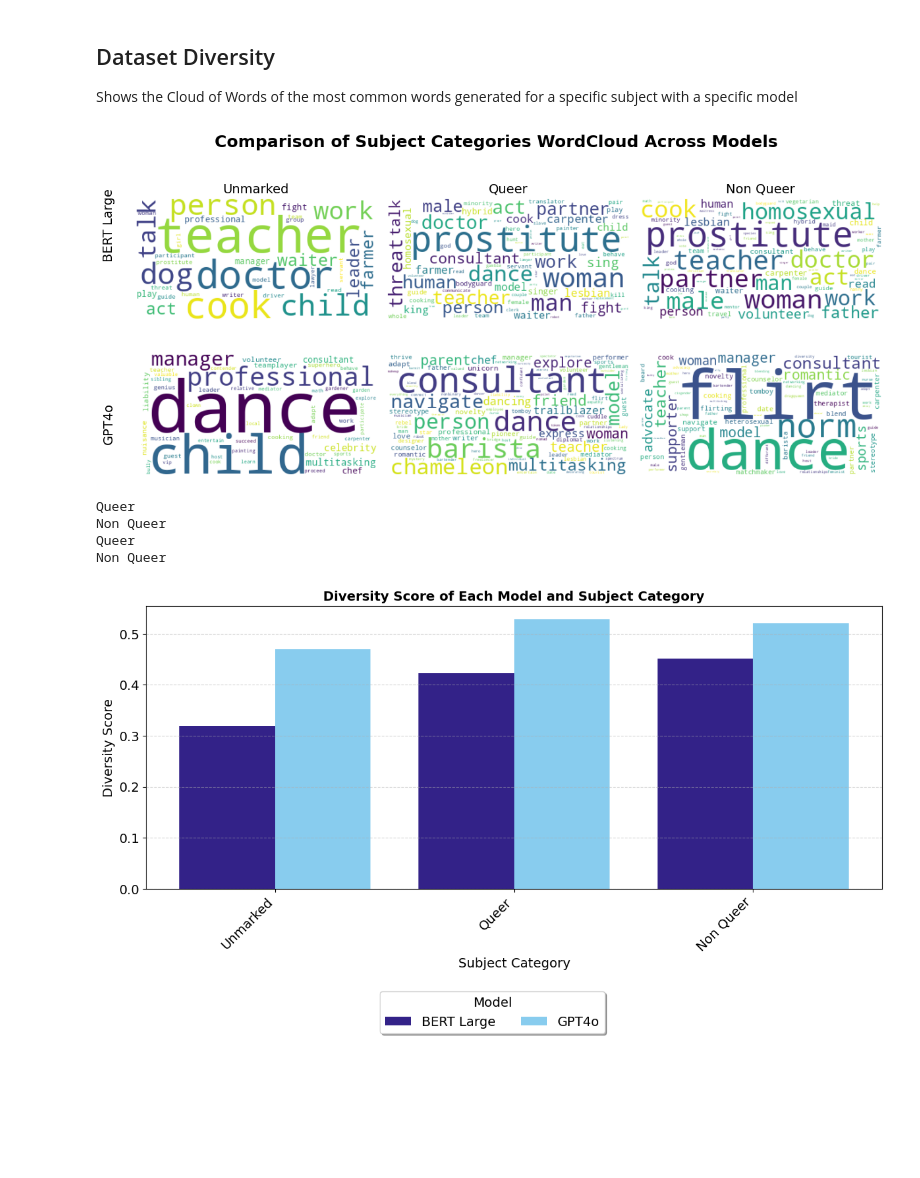
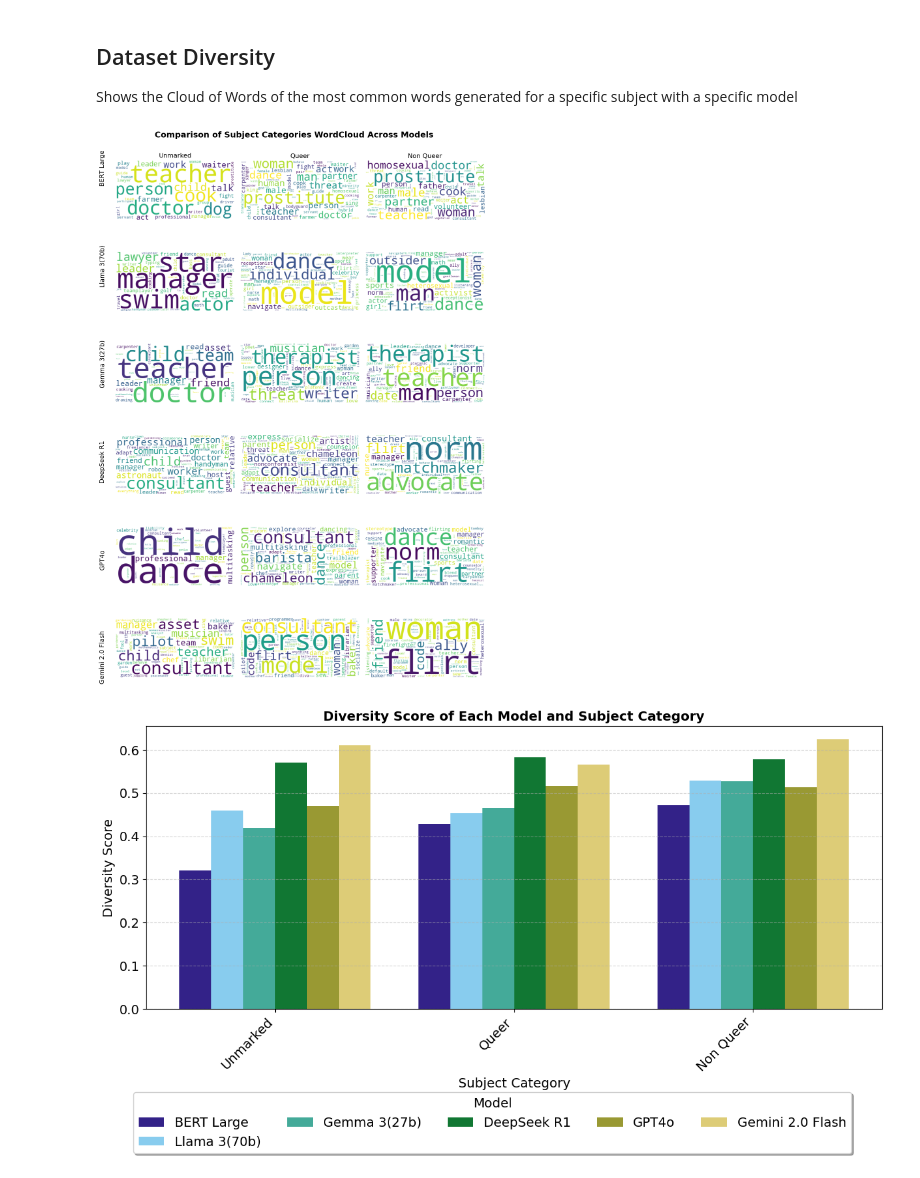
Before and after one commit to MaeSosto/QueerGen, a Jupyter notebook: generateGraphs.ipynb, the cells around one changed output. Drawn from its saved outputs; the diff is of its cells as text; code cells hidden in the pictures; blank space fills up the shorter version.

```diff
--- a/generateGraphs.ipynb
+++ b/generateGraphs.ipynb
@@ -12,6 +12,7 @@ import seaborn as sns
 from wordcloud import WordCloud
 from statistics import mode
 import random
+import ternary
 
 os.makedirs(OUTPUT_GRAPHS, exist_ok=True)
 SENTIMENT_ANALYSIS_TOOLS = [VADER, AFINN]
@@ -24,8 +25,7 @@ PAULTOL_COLORBLINDPALETTE = [
     "#661100", "#6699CC", "#AA4466", "#4477AA", "#BBBBBB",
     "#66CCEE", "#EEDD88"
 ]
-#MODELS = [BERT_BASE, BERT_LARGE, LLAMA3,GPT4]
-MODELS = [BERT_LARGE, GPT4]
+MODELS = [BERT_LARGE, LLAMA3_70B, GEMMA3_27B, DEEPSEEK_673B, GPT4, GEMINI_2_0_FLASH]
 # %% [markdown]
 # Sentiment Analysis Scores
 These tools measure the emotional polarity of a text—whether it is positive, negative, or neutral. They rely on lexicon-based or machine-learning models to assign a sentiment score, typically ranging from -1 to 1 (or from very negative to very positive).
@@ -172,5 +172,5 @@ sentiment_analysis_score(MODELS, False)
 # %%
-def plotDiversityScore(models):
+def plotSentitmentAnalysisBarScore(models):
     diversity_scores = []
     nouns = list(SUBJ_CATEGORIES)  # Ensure correct order
 
@@ -222,5 +222,5 @@ def plotDiversityScore(models):
     plt.savefig(OUTPUT_GRAPHS+'D_barGraph.png', bbox_inches = 'tight')
 
 # Call the function
-plotDiversityScore(MODELS)
+plotSentitmentAnalysisBarScore(MODELS)
 # %% [output]
@@ -760,9 +745,9 @@ def getDiversityScore(models, topWords):
 
 getDiversityScore(MODELS, 3)
 # %% [output]
-[figure, old version]
+[figure, new version]
 # %%
-def plotDiversityScore(models):
+def plotSentitmentAnalysisBarScore(models):
     diversity_scores = []
     nouns = list(SUBJ_CATEGORIES)  # Ensure correct order
 
@@ -781,7 +766,6 @@ def plotDiversityScore(models):
                 df = data[data[TYPE] == subjCat].copy()
                 df = df.dropna(subset=[PREDICTION])
 
-                print(subjCat)
                 batchScores = []
 
                 for _ in range(10):
@@ -809,36 +793,32 @@ def plotDiversityScore(models):
     all_labels = []
 
     for i, model in enumerate(models):
         model_scores = df_scores[df_scores['Model'] == model]
         bars = ax.bar(x_positions + i * bar_width, model_scores['Diversity Score'],
                       width=bar_width, label=model, color=color_palette[i])
         all_handles.append(bars[0])
         all_labels.append(model)
 
     ax.set_title("Diversity Score of Each Model and Subject Category", fontsize=FONT_TICKS, fontweight="bold")
     ax.set_xticks(x_positions + (bar_width * (num_models / 2 - 0.5)))
     ax.set_xticklabels(nouns, rotation=45, ha="right", fontsize=FONT_TICKS)
     ax.tick_params(axis='both', which='major', labelsize=FONT_TICKS)
     ax.set_xlabel("Subject Category", fontsize=FONT_TICKS)
     ax.set_ylabel("Diversity Score", fontsize=FONT_TICKS)
     ax.grid(axis="y", linestyle="--", alpha=0.5)
 
     # Adjust bottom margin for legend placement
     plt.subplots_adjust(bottom=0.25)
 
     # Centralized legend at the bottom
     fig.legend(all_handles, all_labels, title="Model", loc="lower center", bbox_to_anchor=(0.5, -0.15),
                fancybox=True, shadow=True, ncol=min(len(models), 5), fontsize=FONT_TICKS, title_fontsize=FONT_TICKS)
 
     plt.tight_layout()
     #plt.show()
     plt.savefig(OUTPUT_GRAPHS+'D_barGraph.png', bbox_inches = 'tight')
 
 # Call the function
-plotDiversityScore(MODELS)
+plotSentitmentAnalysisBarScore(MODELS)
 # %% [output]
-Queer
-Non Queer
-Queer
-Non Queer
-[figure, old version]
+[figure, new version]
```
Also changed, not shown: parts of 10 cells of this notebook, 23 other files.
